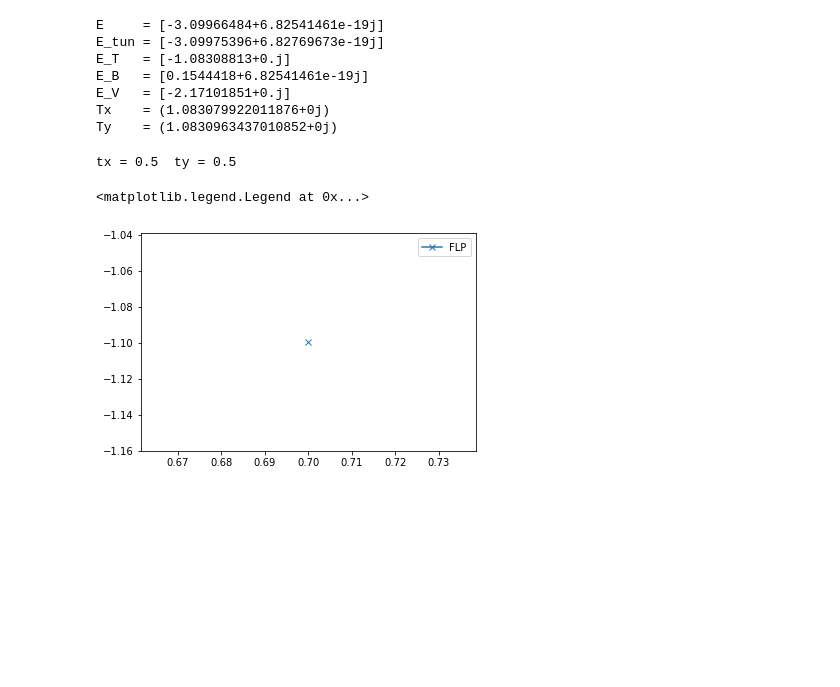
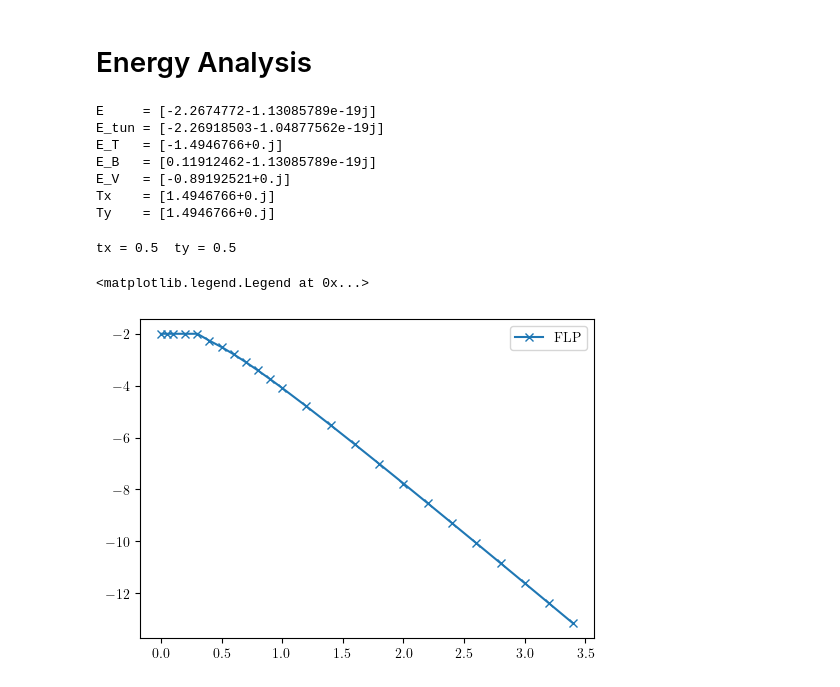
Before and after one commit to Progklui/rotor_lattice_models, a Jupyter notebook: localized_2d_analysis.ipynb, the cells around one changed output. Drawn from its saved outputs; the diff is of its cells as text; code cells hidden in the pictures; blank space fills up the shorter version.

Commit message:
analysis changes

```diff
--- a/localized_2d_analysis.ipynb
+++ b/localized_2d_analysis.ipynb
@@ -92,11 +335,13 @@ TODO: add here wavefunction analysis file
+# %% [markdown]
+# Energy Analysis
 # %%
 '''
 Get State Properties for a phase diagram scan in the delta_t-V_0 plane
 '''
-V_0_arr = np.array([0.7])
+V_0_arr = np.array([0.4])
 
-Mx = 5
-My = 5
+Mx = 20
+My = 20
 tx = 0.5
 ty = 0.5
 B = 1e-2
@@ -106,23 +351,23 @@ e, e_tun, e_T, e_B, e_V, Tx, Ty = get_e_loc_for_coupling(dir=dir,Mx=Mx,My=My,tx=
 
 print('E     =', e, '\nE_tun =', e_tun, '\nE_T   =', e_T, '\nE_B   =', e_B, '\nE_V   =', e_V, '\nTx    =', Tx, '\nTy    =', Ty)
 # %% [output]
-E     = [-3.09966484+6.82541461e-19j]
-E_tun = [-3.09975396+6.82769673e-19j]
-E_T   = [-1.08308813+0.j]
-E_B   = [0.1544418+6.82541461e-19j]
-E_V   = [-2.17101851+0.j]
-Tx    = (1.083079922011876+0j)
-Ty    = (1.0830963437010852+0j)
+E     = [-2.2674772-1.13085789e-19j]
+E_tun = [-2.26918503-1.04877562e-19j]
+E_T   = [-1.4946766+0.j]
+E_B   = [0.11912462-1.13085789e-19j]
+E_V   = [-0.89192521+0.j]
+Tx    = [1.4946766+0.j]
+Ty    = [1.4946766+0.j]
 # %%
 '''
 Get State Properties for a phase diagram scan in the delta_t-V_0 plane
 '''
-V_0_arr = np.array([0.7])
+V_0_arr = np.array([0.0,0.05,0.1,0.2,0.3,0.4,0.5,0.6,0.7,0.8,0.9,1.0,1.2,1.4,1.6,1.8,2.0,2.2,2.4,2.6,2.8,3.0,3.2,3.4])
 
-Mx = 5
-My = 5
-tx_arr = np.array([0.5])
-ty_arr = np.array([0.5])
+Mx = 20
+My = 20
+tx_arr = np.array([0.5,0.6,0.7,0.8,0.9,1.0])
+ty_arr = np.array([0.5,0.4,0.3,0.2,0.1,0.0])
 B = 1e-2
 
 qx=0.0
@@ -133,11 +378,11 @@ e_arr, e_T_arr, e_B_arr, e_V_arr, Tx_arr, Ty_arr = get_state_e_loc_data(dir=dir,
 # %%
 delta_t_index = 0
 print('tx =', tx_arr[delta_t_index], ' ty =', ty_arr[delta_t_index])
 
-plt.plot(V_0_arr, e_arr[delta_t_index].real+2, marker='x', label=r'FLP')
+plt.plot(V_0_arr, e_arr[delta_t_index].real, marker='x', label=r'FLP')
 
 plt.legend()
 # %% [output]
 tx = 0.5  ty = 0.5
 <matplotlib.legend.Legend at 0x...>
-[figure, old version]
+[figure, new version]
```
Also changed, not shown: parts of 39 cells of this notebook, 6 other files.
